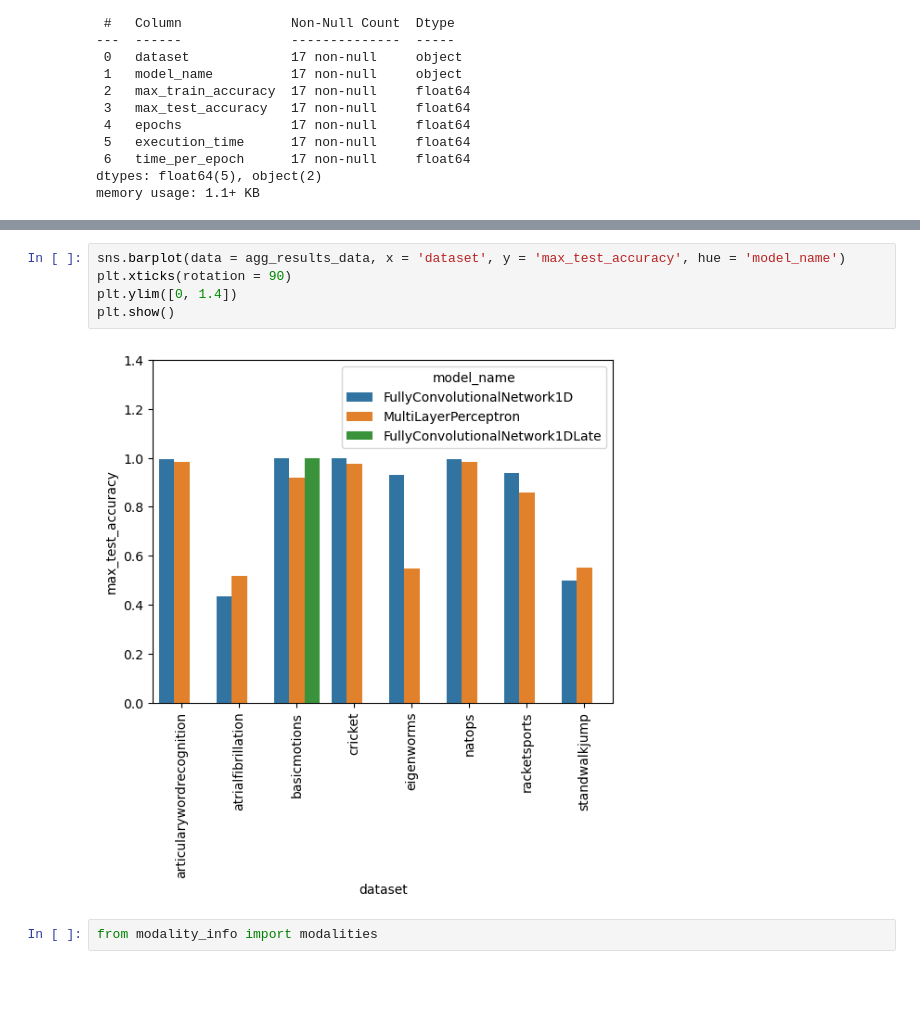
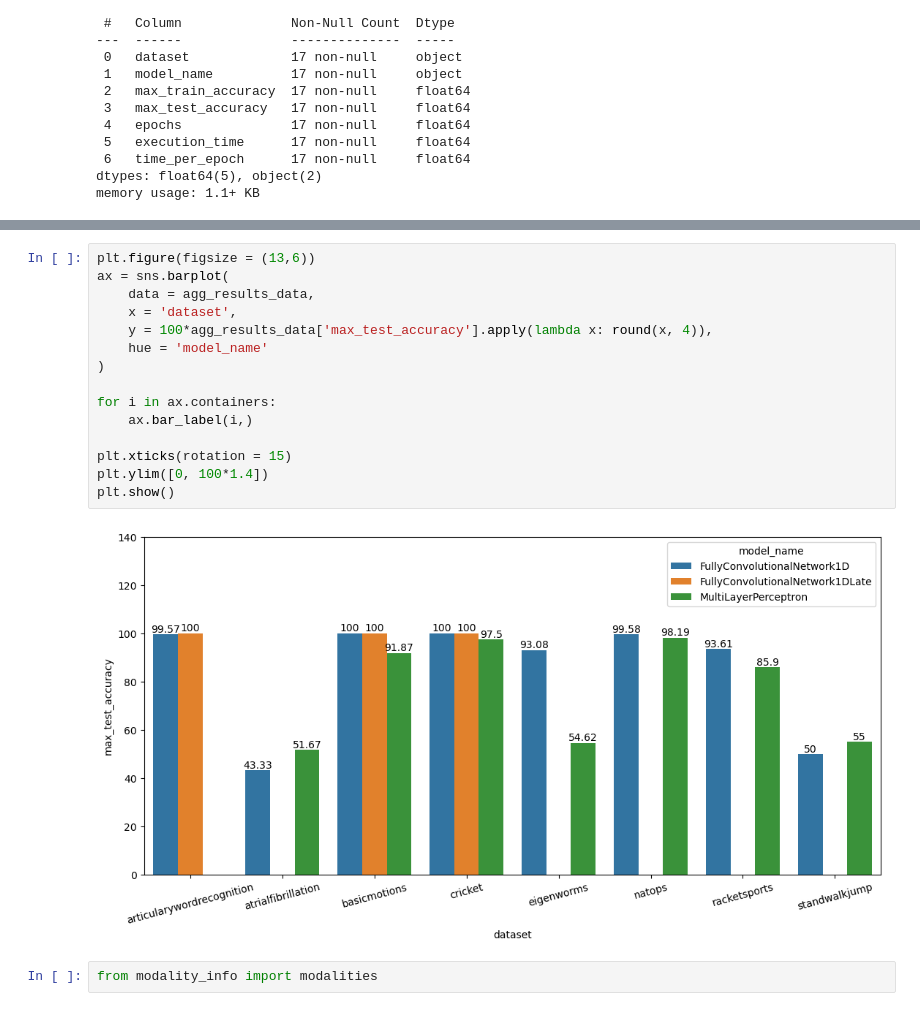
Before and after one commit to samuelthomaz7/multimodal_time_series_classification, a Jupyter notebook: test_notebook.ipynb, the cells around one changed output, grey strips where cells are left out. Drawn from its saved outputs; the diff is of its cells as text; blank space fills up the shorter version.

```diff
--- a/test_notebook.ipynb
+++ b/test_notebook.ipynb
@@ -61,10 +60,20 @@ agg_results_data
 # %%
-sns.barplot(data = agg_results_data, x = 'dataset', y = 'max_test_accuracy', hue = 'model_name')
-plt.xticks(rotation = 90)
-plt.ylim([0, 1.4])
+plt.figure(figsize = (13,6))
+ax = sns.barplot(
+    data = agg_results_data,
+    x = 'dataset',
+    y = 100*agg_results_data['max_test_accuracy'].apply(lambda x: round(x, 4)),
+    hue = 'model_name'
+)
+
+for i in ax.containers:
+    ax.bar_label(i,)
+
+plt.xticks(rotation = 15)
+plt.ylim([0, 100*1.4])
 plt.show()
 # %% [output]
-[figure, old version]
+[figure, new version]
 # %%
 from modality_info import modalities
 # %%
```
Also changed, not shown: parts of 1 cell of this notebook, 2 other files.
